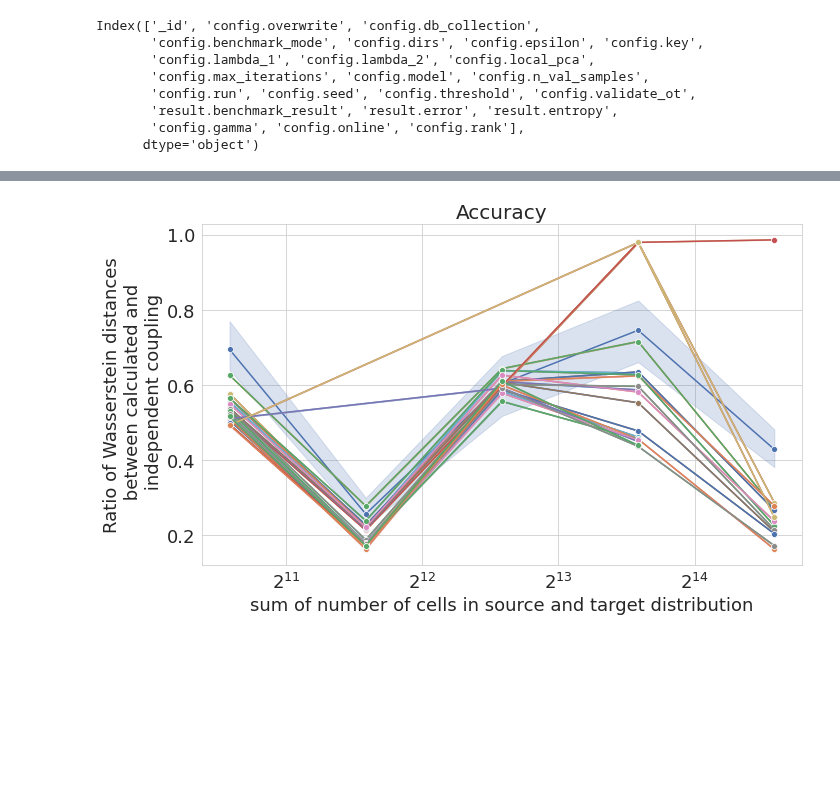
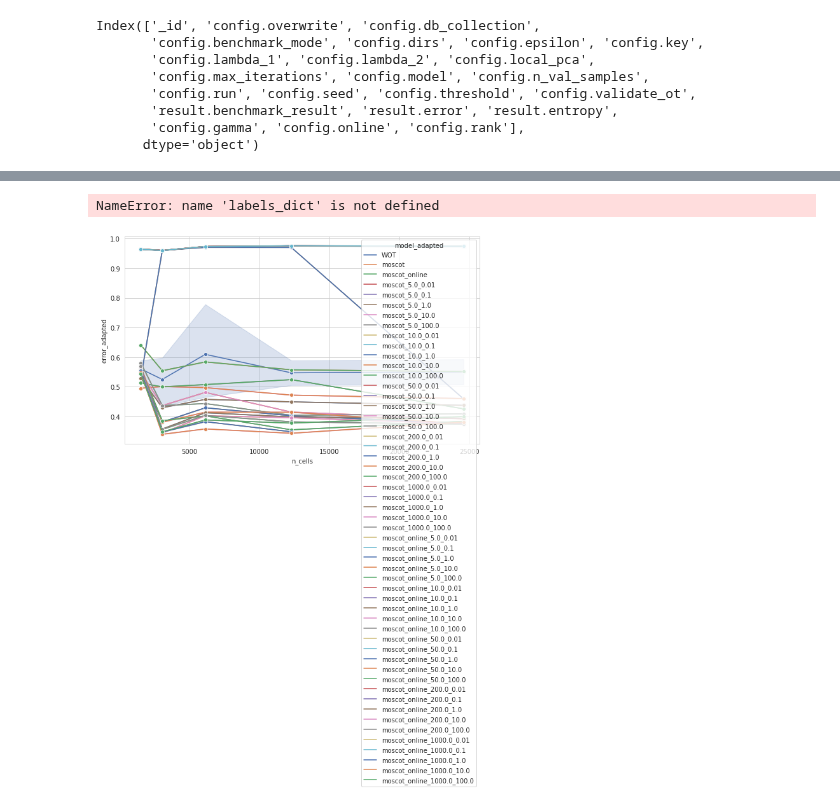
Before and after one commit to theislab/moscot_benchmarks, a Jupyter notebook: experiments/time/simulated_data/notebooks/MIA_figures/tedsim_cpu_time_benchmark.ipynb, the cells around one changed output, grey strips where cells are left out. Drawn from its saved outputs; the diff is of its cells as text; code cells hidden in the pictures; blank space fills up the shorter version.

```diff
--- a/experiments/time/simulated_data/notebooks/MIA_figures/tedsim_cpu_time_benchmark.ipynb
+++ b/experiments/time/simulated_data/notebooks/MIA_figures/tedsim_cpu_time_benchmark.ipynb
@@ -9,10 +9,10 @@ import os
 output_dir = "figures"
 # %%
 dic = {}
-dic["/home/icb/dominik.klein/data/adatas_tedsim_benchmark/adatas/1024_true_coupling.h5ad"] = 512+1024
-dic["/home/icb/dominik.klein/data/adatas_tedsim_benchmark/adatas/2048_true_coupling.h5ad"] = 1024+2048
-dic["/home/icb/dominik.klein/data/adatas_tedsim_benchmark/adatas/4096_true_coupling.h5ad"] = 2048+4096
-dic["/home/icb/dominik.klein/data/adatas_tedsim_benchmark/adatas/8192_true_coupling.h5ad"] = 4096+8192
-dic["/home/icb/dominik.klein/data/adatas_tedsim_benchmark/adatas/16384_true_coupling.h5ad"] = 8192+16384
+dic["/home/icb/dominik.klein/data/Sliced_adata/1024_true_coupling.h5ad"] = 512+1024
+dic["/home/icb/dominik.klein/data/Sliced_adata/2048_true_coupling.h5ad"] = 1024+2048
+dic["/home/icb/dominik.klein/data/Sliced_adata/4096_true_coupling.h5ad"] = 2048+4096
+dic["/home/icb/dominik.klein/data/Sliced_adata/8192_true_coupling.h5ad"] = 4096+8192
+dic["/home/icb/dominik.klein/data/Sliced_adata/16384_true_coupling.h5ad"] = 8192+16384
 # %%
-results = seml.get_results('new_benchmark_cpu_time', to_data_frame=True)
+results = seml.get_results('06_cpu_time', to_data_frame=True)
@@ -124,35 +109,38 @@ def adapt_error(x):
 
 results["error_adapted"] = results.apply(lambda x: adapt_error(x), axis=1)
 # %%
+import matplotlib.pyplot as plt
+
 rows = 1
 cols = 1
 size = 5
 
 
 fig, axs = plt.subplots(rows, cols, figsize=(2*cols*(size),rows*(size+1)))
 pl = sns.lineplot(x='n_cells', y='error_adapted', hue="model_adapted", marker='o',
                      data=results, ax=axs, palette=palette, markers=True)
-plt.xscale('log', basex=2)
+#pl.xscale('log', basex=2)
 handles, _labels = axs.get_legend_handles_labels()
 
 #labels = [*map(labels_dict.get, _labels)]
 
 #axs.legend(handles, labels, frameon=True, fontsize = 16, ncol=1, loc=(1.05,0),
-#            handlelength=1, handletextpad=0.6, borderaxespad=.4, columnspacing=.6)
+#           handlelength=1, handletextpad=0.6, borderaxespad=.4, columnspacing=.6)
 
 axs.set_ylabel('Ratio of Wasserstein distances\n between calculated and\n independent coupling', fontsize=18)
 
 axs.set_xlabel('sum of number of cells in source and target distribution', fontsize=18)
 axs.tick_params(axis='both', which='major', labelsize=18)
 axs.set_title("Accuracy", fontsize=20)
 _, xlabels = plt.xticks()
 
 
 
 axs.get_legend().remove()
 plt.tight_layout()
 # %% [output]
+NameError: name 'labels_dict' is not defined
-[figure, old version]
+[figure, new version]
 # %%
 results_filtered = results[~ results['model_adapted'].str.startswith("moscot_online")]
 # %%
```
Also changed, not shown: parts of 6 cells of this notebook, 3 other files.
